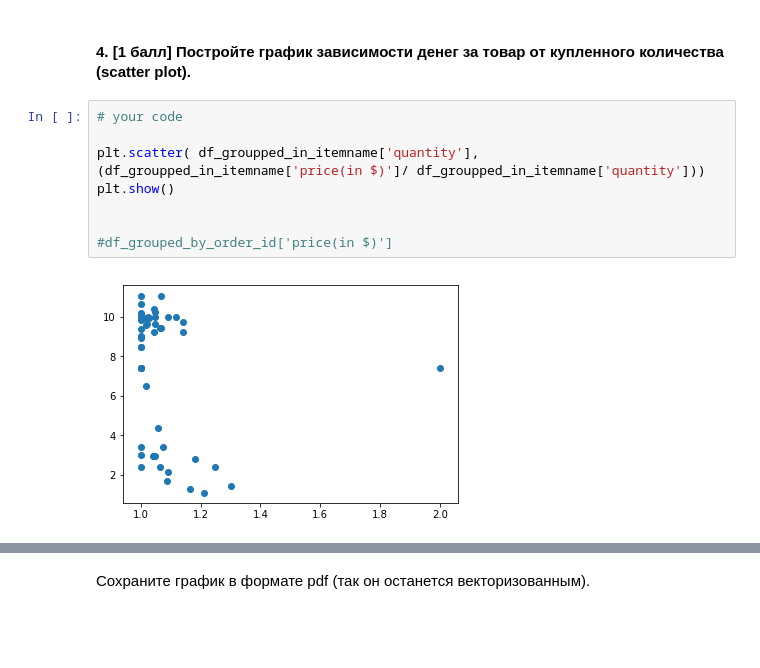
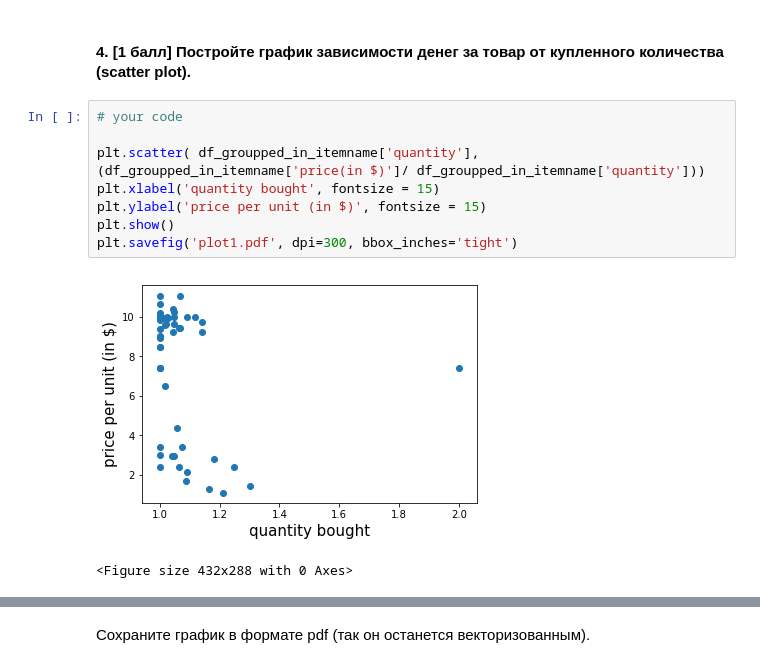
Before and after one commit to hse-mlearn/ha-01-Nikolaykuznetsovv, a Jupyter notebook: homework-practice-01.ipynb, the cells around one changed output, grey strips where cells are left out. Saved outputs shown, nothing was run; the diff lists cells and outputs as text; blank space fills up the shorter version.

```diff
--- a/homework-practice-01.ipynb
+++ b/homework-practice-01.ipynb
@@ -391,10 +381,11 @@ TypeError: list indices must be integers or slices, not Series
 # %%
 # your code
 
 plt.scatter( df_groupped_in_itemname['quantity'], (df_groupped_in_itemname['price(in $)']/ df_groupped_in_itemname['quantity']))
+plt.xlabel('quantity bought', fontsize = 15)
+plt.ylabel('price per unit (in $)', fontsize = 15)
 plt.show()
-
-
-#df_grouped_by_order_id['price(in $)']
+plt.savefig('plot1.pdf', dpi=300, bbox_inches='tight')
 # %% [output]
-[figure, old version]
+[figure, new version]
+<Figure size 432x288 with 0 Axes>
```
Also changed, not shown: parts of 7 cells of this notebook, 1 other file.
